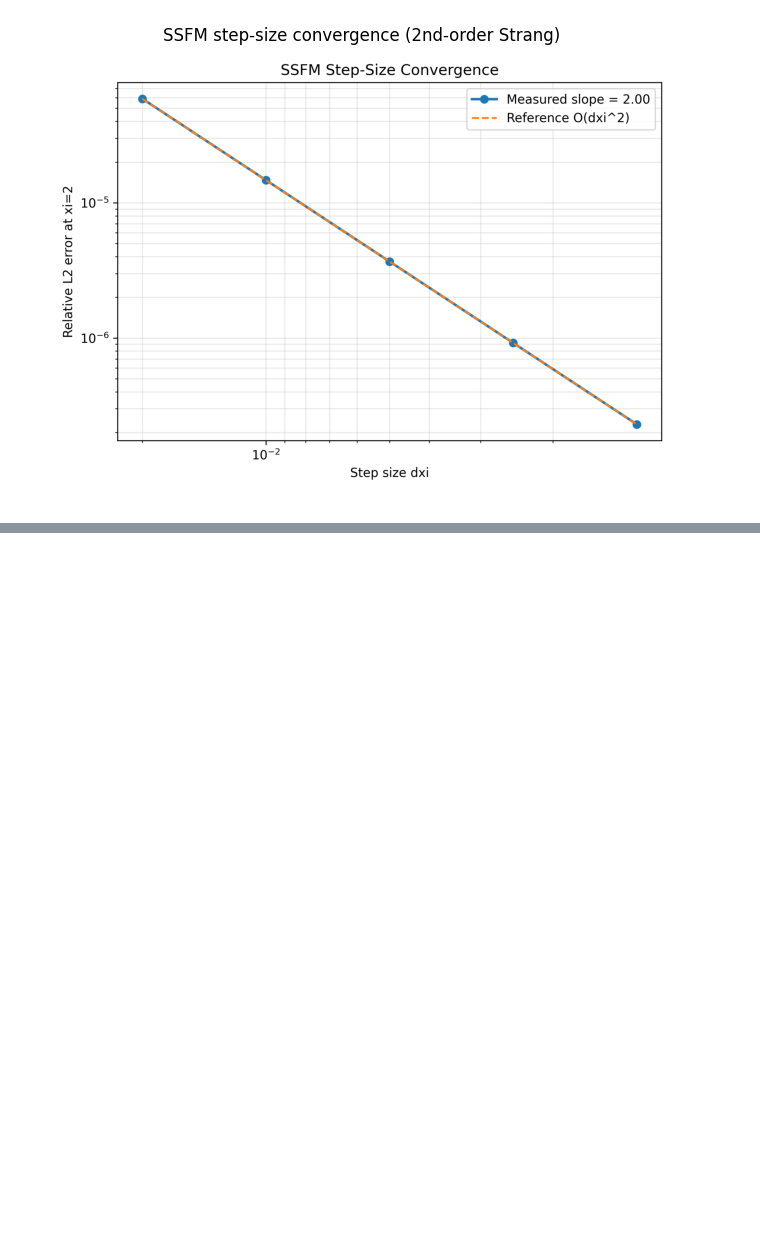
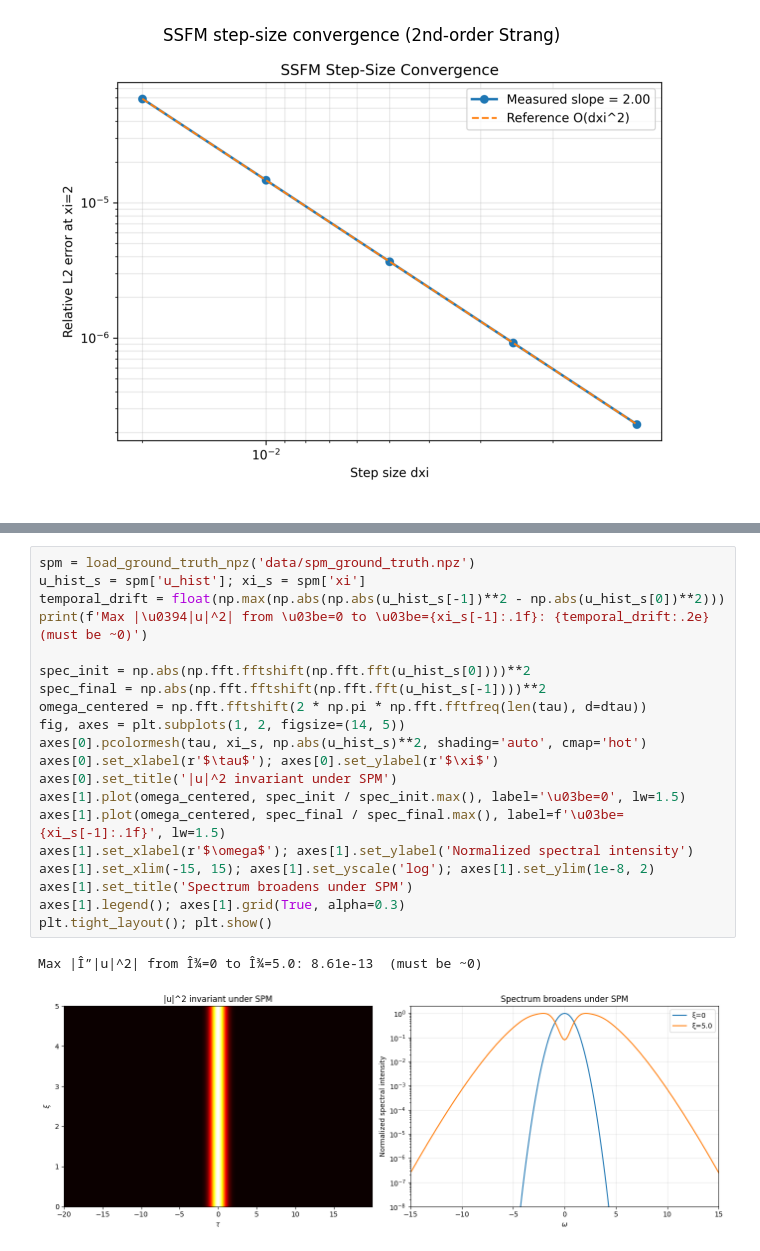
Before and after one commit to abbas-ahmad-cowlar/pinn-nlse, a Jupyter notebook: notebooks/01_ssfm_validation.ipynb, the cells around one changed output, grey strips where cells are left out. Drawn from its saved outputs; the diff is of its cells as text; blank space fills up the shorter version.

```diff
--- a/notebooks/01_ssfm_validation.ipynb
+++ b/notebooks/01_ssfm_validation.ipynb
@@ -164,0 +202,23 @@ N_z used in fit: [100, 200, 400, 800, 1600]
+# %%
+spm = load_ground_truth_npz('data/spm_ground_truth.npz')
+u_hist_s = spm['u_hist']; xi_s = spm['xi']
+temporal_drift = float(np.max(np.abs(np.abs(u_hist_s[-1])**2 - np.abs(u_hist_s[0])**2)))
+print(f'Max |\u0394|u|^2| from \u03be=0 to \u03be={xi_s[-1]:.1f}: {temporal_drift:.2e}  (must be ~0)')
+
+spec_init = np.abs(np.fft.fftshift(np.fft.fft(u_hist_s[0])))**2
+spec_final = np.abs(np.fft.fftshift(np.fft.fft(u_hist_s[-1])))**2
+omega_centered = np.fft.fftshift(2 * np.pi * np.fft.fftfreq(len(tau), d=dtau))
+fig, axes = plt.subplots(1, 2, figsize=(14, 5))
+axes[0].pcolormesh(tau, xi_s, np.abs(u_hist_s)**2, shading='auto', cmap='hot')
+axes[0].set_xlabel(r'$\tau$'); axes[0].set_ylabel(r'$\xi$')
+axes[0].set_title('|u|^2 invariant under SPM')
+axes[1].plot(omega_centered, spec_init / spec_init.max(), label='\u03be=0', lw=1.5)
+axes[1].plot(omega_centered, spec_final / spec_final.max(), label=f'\u03be={xi_s[-1]:.1f}', lw=1.5)
+axes[1].set_xlabel(r'$\omega$'); axes[1].set_ylabel('Normalized spectral intensity')
+axes[1].set_xlim(-15, 15); axes[1].set_yscale('log'); axes[1].set_ylim(1e-8, 2)
+axes[1].set_title('Spectrum broadens under SPM')
+axes[1].legend(); axes[1].grid(True, alpha=0.3)
+plt.tight_layout(); plt.show()
+# %% [output]
+Max |Î”|u|^2| from Î¾=0 to Î¾=5.0: 8.61e-13  (must be ~0)
+[figure, added]
```
Also changed, not shown: parts of 6 cells of this notebook, 1 other file.
